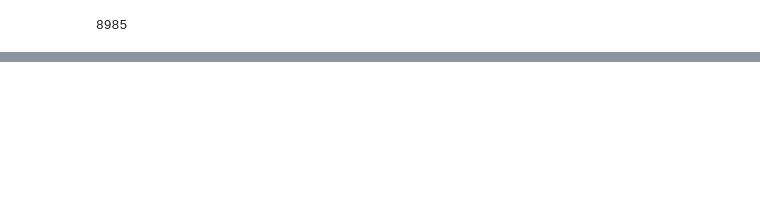
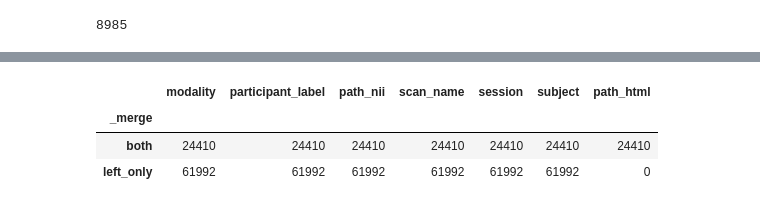
Before and after one commit to abcdqc/abcdqc_hpc_notebooks, a Jupyter notebook: write mriqc swarm.ipynb, the cells around one changed output, grey strips where cells are left out. Cells and saved outputs as stored; diff of their text form; code cells hidden in the pictures; blank space fills up the shorter version.

Commit message:
WIP diagnosing MRIQC swarm

```diff
--- a/write mriqc swarm.ipynb
+++ b/write mriqc swarm.ipynb
@@ -139,0 +93,31 @@ len(rsync_swarm_file.read_text().split('\n'))
+# %%
+html_df = []
+for html in htmls:
+    row = {}
+    row['scan_name'] = html.parts[-1].split('.')[0]
+    row['path'] = html
+    html_df.append(row)
+html_df = pd.DataFrame(html_df)
+# %%
+nii_df = []
+for nii in niis:
+    row = {}
+    row['subject'] = nii.parts[4]
+    row['participant_label'] = row['subject'].split('-')[-1]
+    row['session'] = nii.parts[5]
+    row['modality'] = nii.parts[6]
+    row['scan_name'] = nii.parts[7].split('.')[0]
+    row['path'] = nii
+    nii_df.append(row)
+nii_df = pd.DataFrame(nii_df)
+# %%
+mriqc_res_df = nii_df.merge(html_df, how='left', on='scan_name', suffixes={'_nii', '_html'}, indicator=True)
+# %%
+mriqc_res_df['_merge'] = mriqc_res_df._merge.astype('str')
+# %%
+mriqc_res_df.groupby('_merge').count()
+# %% [output]
+|  | modality | participant_label | path_nii | scan_name | session | subject | path_html |
+| _merge |  |  |  |  |  |  |  |
+| both | 24410 | 24410 | 24410 | 24410 | 24410 | 24410 | 24410 |
+| left_only | 61992 | 61992 | 61992 | 61992 | 61992 | 61992 | 0 |
```
Also changed, not shown: parts of 48 cells of this notebook.
